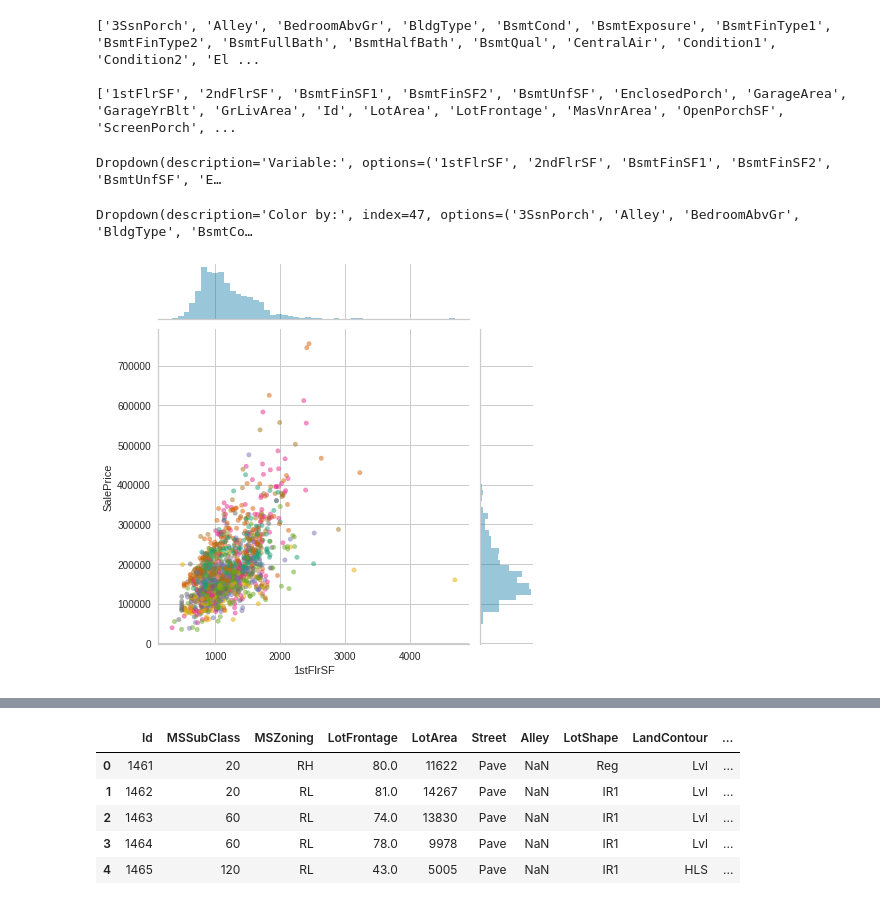
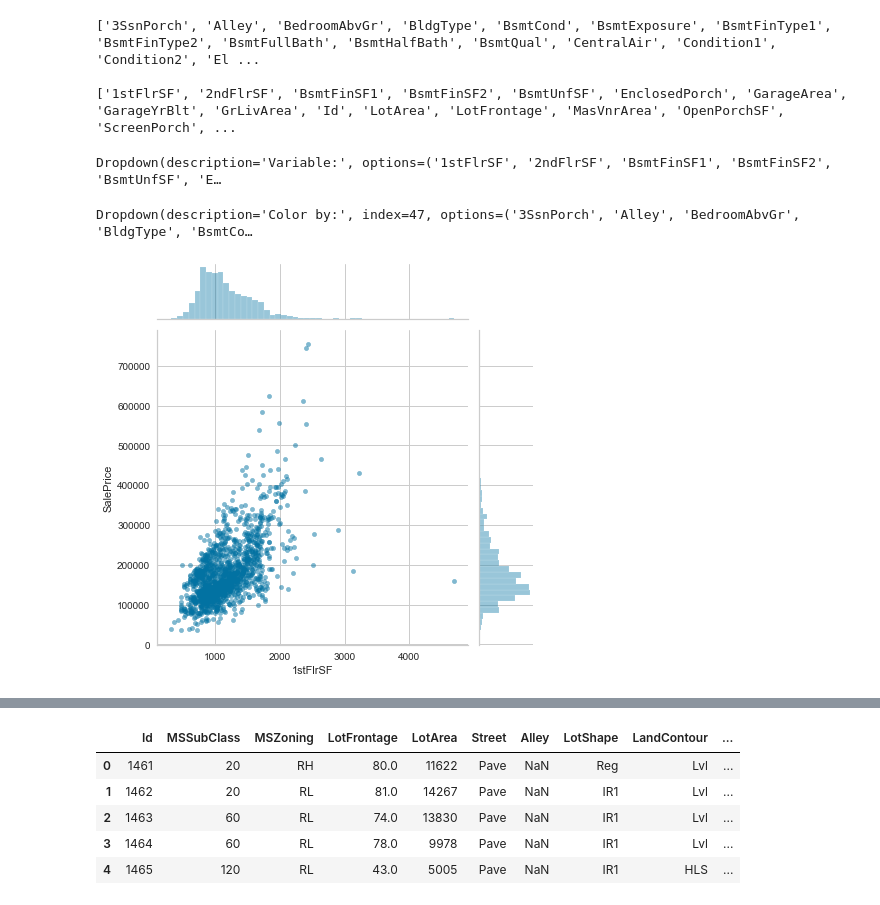
Before and after one commit to druce/iowa, a Jupyter notebook: iowa_colab.ipynb, the cells around one changed output, grey strips where cells are left out. Saved outputs shown, nothing was run; the diff lists cells and outputs as text; code cells hidden in the pictures.

```diff
--- a/iowa_colab.ipynb
+++ b/iowa_colab.ipynb
@@ -152,35 +170,36 @@ def do_refresh(var=widget_nums[0], colorby="Neighborhood"):
     display(dropdown1)
 
     dropdown1.observe(on_value_change1, names='value')
 
     dropdown2 = widgets.Dropdown(
         options=widget_cats,
         value=colorby,
         description='Color by:',
         disabled=False,)
     display(dropdown2)
     dropdown2.observe(on_value_change2, names='value')
 
     z = df.loc[~df[response].isna()]
 
     norm = matplotlib.colors.Normalize(vmin=0, vmax=21, clip=True)
     mapper = plt.cm.ScalarMappable(norm=norm, cmap=plt.cm.Dark2)
 
     colordict = {k: i for i, k in enumerate(z[colorby].unique())}
 
     sns.jointplot(var,
                   response,
                   data=z,
                   alpha=0.5,
                   s=20,
-                  joint_kws={"color": z[colorby].apply(lambda x: matplotlib.colors.to_hex(mapper.to_rgba(colordict[x])))}
+                  #hue=colorby,
+                  #palette=colordict
                  )
 
 do_refresh()
 # %% [output]
 Dropdown(description='Variable:', options=('1stFlrSF', '2ndFlrSF', 'BsmtFinSF1', 'BsmtFinSF2', 'BsmtUnfSF', 'E…
 Dropdown(description='Color by:', index=47, options=('3SsnPorch', 'Alley', 'BedroomAbvGr', 'BldgType', 'BsmtCo…
-[figure, old version]
+[figure, new version]
 # %%
 # interactive widget for categorical variables
 
```
Also changed, not shown: parts of 71 cells of this notebook, 5 other files.
